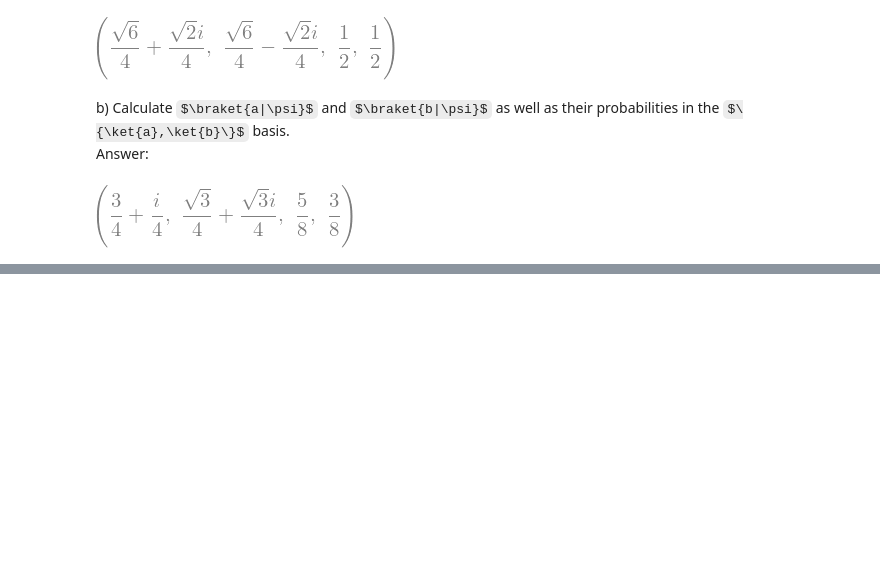
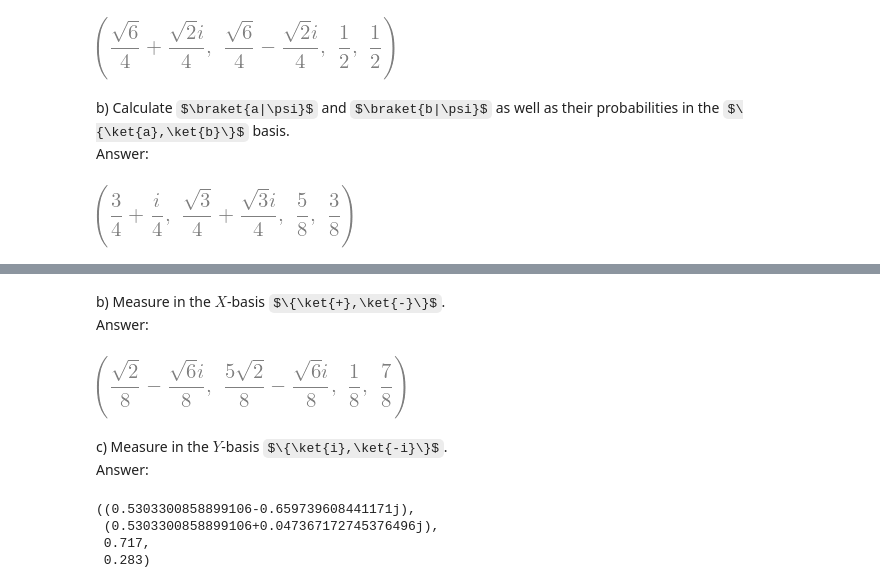
Before and after one commit to Artuk009/QuantumComputing, a Jupyter notebook: PracticeProblems_TWong/Chapter3.ipynb, the cells around one changed output, grey strips where cells are left out. Saved outputs shown, nothing was run; the diff lists cells and outputs as text; code cells hidden in the pictures; some formulas as TeX source; blank space fills up the shorter version.

```diff
--- a/PracticeProblems_TWong/Chapter3.ipynb
+++ b/PracticeProblems_TWong/Chapter3.ipynb
@@ -236,0 +260,39 @@ braket_a_psi,braket_b_psi,probability_a,probability_b
+# %% [markdown]
+b) Measure in the $X$-basis $\{\ket{+},\ket{-}\}$.<br>
+Answer:
+# %%
+ket_plus = Statevector([1/np.sqrt(2),1/np.sqrt(2)])
+ket_minus = Statevector([1/np.sqrt(2),-1/np.sqrt(2)])
+
+# Inner Products
+braket_plus_psi = sp.nsimplify(ket_psi.inner(ket_plus).item())
+braket_minus_psi = sp.nsimplify(ket_psi.inner(ket_minus).item())
+
+# Probabilities
+probability_plus = sp.expand(braket_plus_psi*sp.conjugate(braket_plus_psi))
+probability_minus = sp.expand(braket_minus_psi*sp.conjugate(braket_minus_psi))
+
+braket_plus_psi,braket_minus_psi,probability_plus,probability_minus
+# %% [output]
+[figure, added]
+# %% [markdown]
+c) Measure in the $Y$-basis $\{\ket{i},\ket{-i}\}$.<br>
+Answer:
+# %%
+ket_i = Statevector([1/np.sqrt(2), 1.0j/np.sqrt(2)])
+ket_minus_i = Statevector([1/np.sqrt(2), -1.0j/np.sqrt(2)])
+
+# Inner Products
+braket_i_psi = ket_psi.inner(ket_i).item()
+braket_minus_i_psi = ket_psi.inner(ket_minus_i).item()
+
+# Probabilities
+probability_i = round(sp.expand(braket_i_psi*sp.conjugate(braket_i_psi)),3)
+probability_minus_i = round(sp.expand(braket_minus_i_psi*sp.conjugate(braket_minus_i_psi)),3)
+
+braket_i_psi,braket_minus_i_psi,probability_i,probability_minus_i
+# %% [output]
+((0.5303300858899106-0.659739608441171j),
+ (0.5303300858899106+0.047367172745376496j),
+ 0.717,
+ 0.283)
```
Also changed, not shown: parts of 2 cells of this notebook.
